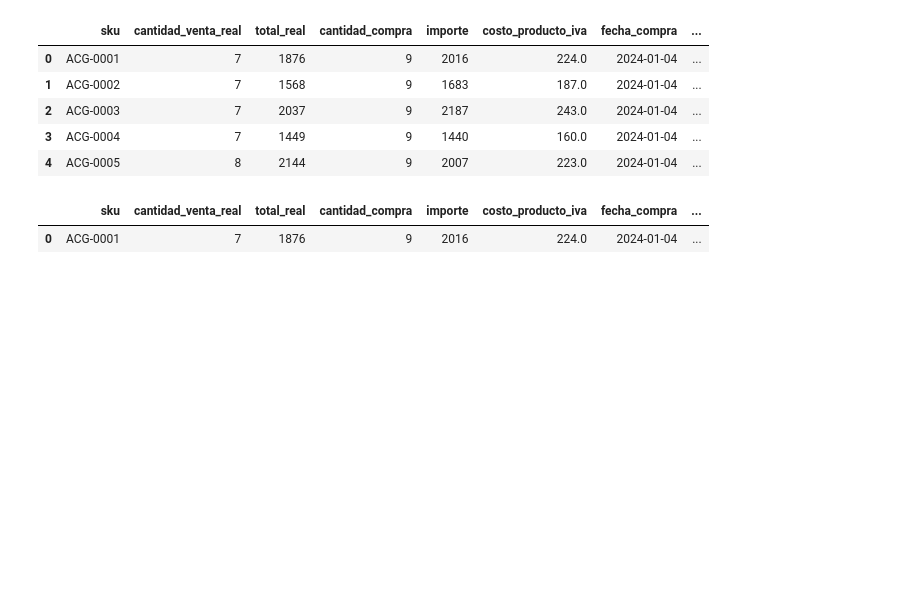
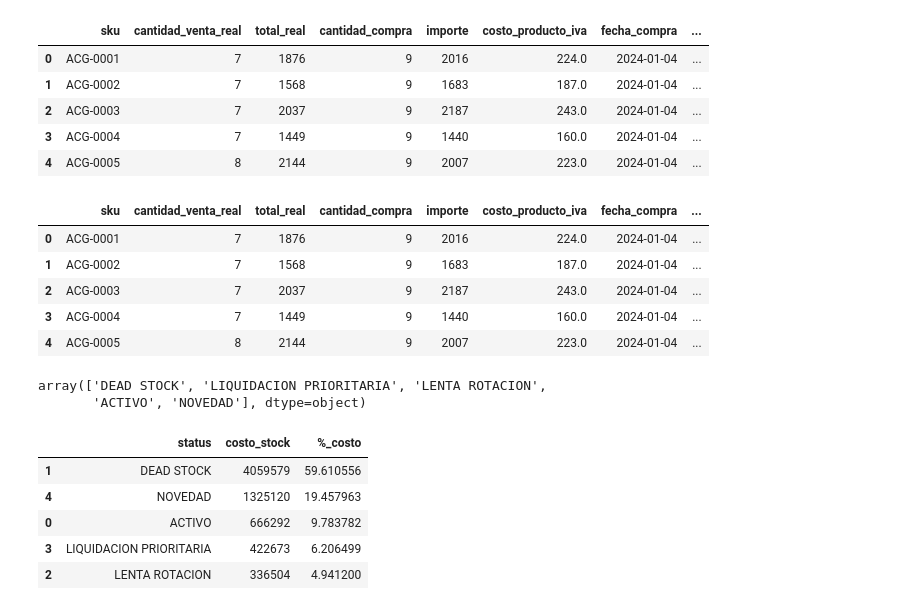
Before and after one commit to Adrian-estrada-chavez/clothing-sales-roi-analysis, a Jupyter notebook: Clothing_sales_roi_analysis.ipynb, the cells around one changed output. Drawn from its saved outputs; the diff is of its cells as text; code cells hidden in the pictures; blank space fills up the shorter version.

```diff
--- a/Clothing_sales_roi_analysis.ipynb
+++ b/Clothing_sales_roi_analysis.ipynb
@@ -1453,7 +1451,29 @@ resultado_stock=[
 # %%
 #status del inventario
 inventario['status']=np.select(condicion_stock,resultado_stock,default='DEAD STOCK')
-inventario.head(1)
+inventario.head(5)
 # %% [output]
 |  | sku | cantidad_venta_real | total_real | cantidad_compra | importe | costo_producto_iva | fecha_compra | ... |
 | 0 | ACG-0001 | 7 | 1876 | 9 | 2016 | 224.0 | 2024-01-04 | ... |
+| 1 | ACG-0002 | 7 | 1568 | 9 | 1683 | 187.0 | 2024-01-04 | ... |
+| 2 | ACG-0003 | 7 | 2037 | 9 | 2187 | 243.0 | 2024-01-04 | ... |
+| 3 | ACG-0004 | 7 | 1449 | 9 | 1440 | 160.0 | 2024-01-04 | ... |
+| 4 | ACG-0005 | 8 | 2144 | 9 | 2007 | 223.0 | 2024-01-04 | ... |
+# %%
+#mostramos cuales son los status que existen.
+inventario['status'].unique()
+# %% [output]
+array(['DEAD STOCK', 'LIQUIDACION PRIORITARIA', 'LENTA ROTACION',
+       'ACTIVO', 'NOVEDAD'], dtype=object)
+# %%
+inventario['costo_stock']=inventario['costo_stock'].astype(int)
+status_costo=inventario.groupby('status',as_index=False)['costo_stock'].sum()
+status_costo['%_costo']=status_costo['costo_stock']/status_costo['costo_stock'].sum()*100
+status_costo.sort_values(by='costo_stock',ascending=False)
+# %% [output]
+|  | status | costo_stock | %_costo |
+| 1 | DEAD STOCK | 4059579 | 59.610556 |
+| 4 | NOVEDAD | 1325120 | 19.457963 |
+| 0 | ACTIVO | 666292 | 9.783782 |
+| 3 | LIQUIDACION PRIORITARIA | 422673 | 6.206499 |
+| 2 | LENTA ROTACION | 336504 | 4.941200 |
```
Also changed, not shown: parts of 11 cells of this notebook.
